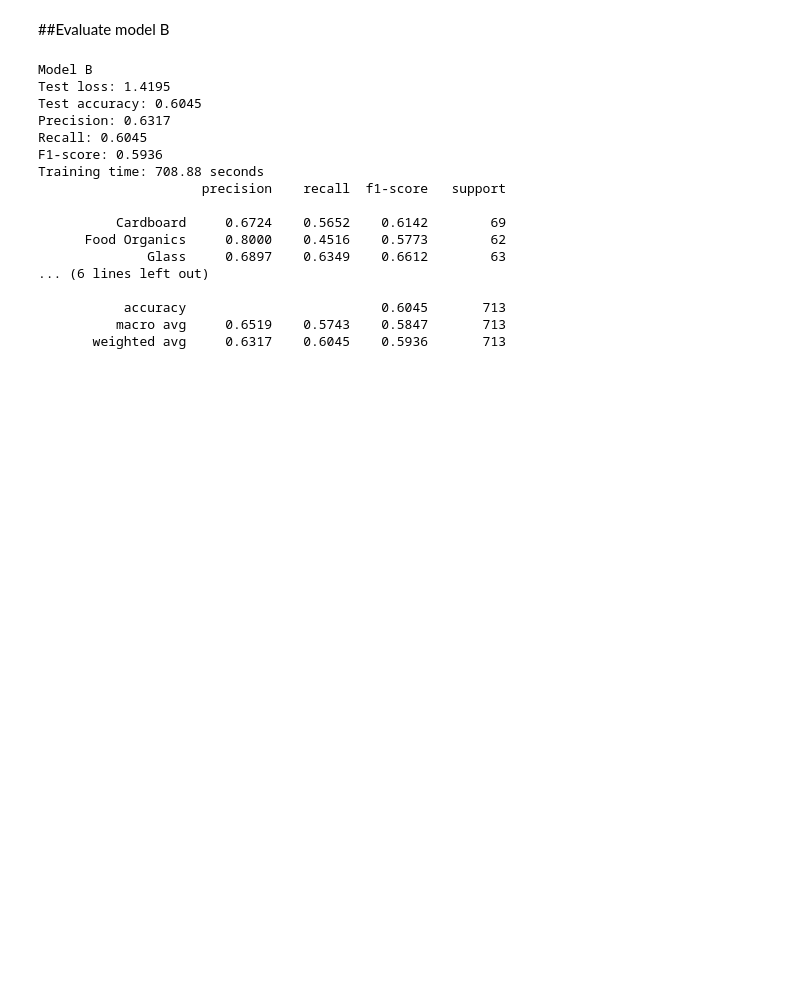
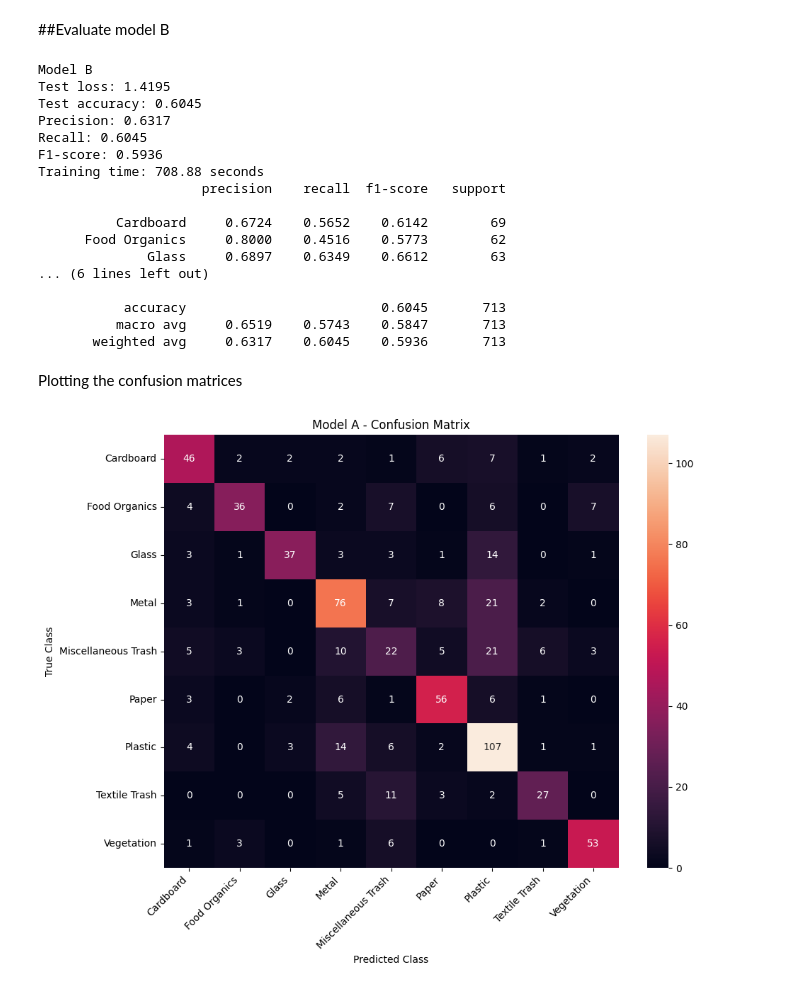
Before and after one commit to ChamiruGajasinghe/NEXORA_CNN, a Jupyter notebook: Lochana_Training_Evaluation.ipynb.ipynb, the cells around one changed output. Saved outputs shown, nothing was run; the diff lists cells and outputs as text; code cells hidden in the pictures; blank space fills up the shorter version.

```diff
--- a/Lochana_Training_Evaluation.ipynb.ipynb
+++ b/Lochana_Training_Evaluation.ipynb.ipynb
@@ -878,3 +878,13 @@ Training time: 708.88 seconds
            accuracy                         0.6045       713
           macro avg     0.6519    0.5743    0.5847       713
        weighted avg     0.6317    0.6045    0.5936       713
+# %% [markdown]
+Plotting the confusion matrices
+# %%
+plot_confusion_matrix(
+    y_true_a,
+    y_pred_a,
+    "Model A - Confusion Matrix"
+)
+# %% [output]
+[figure, added]
```
Also changed, not shown: parts of 3 cells of this notebook.
